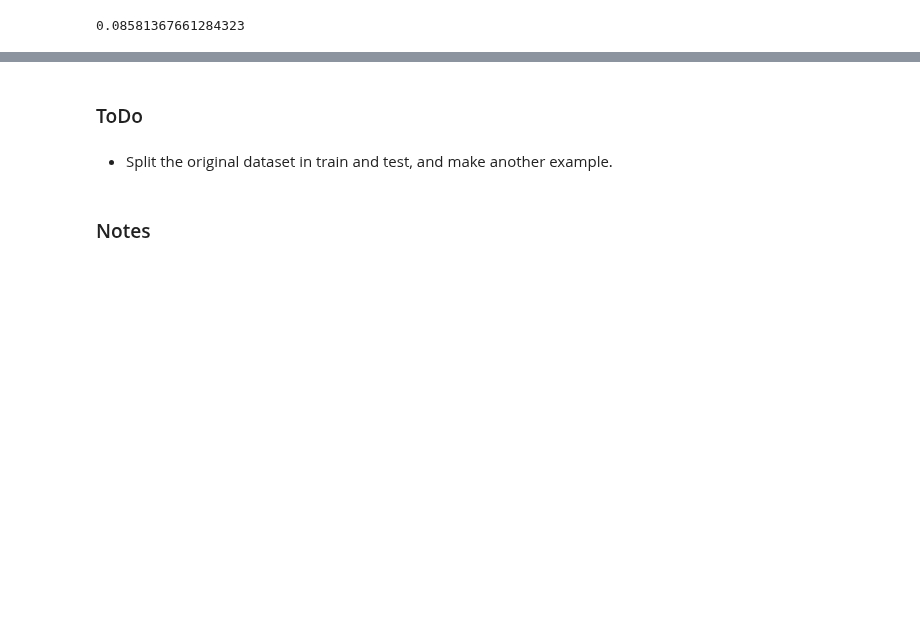
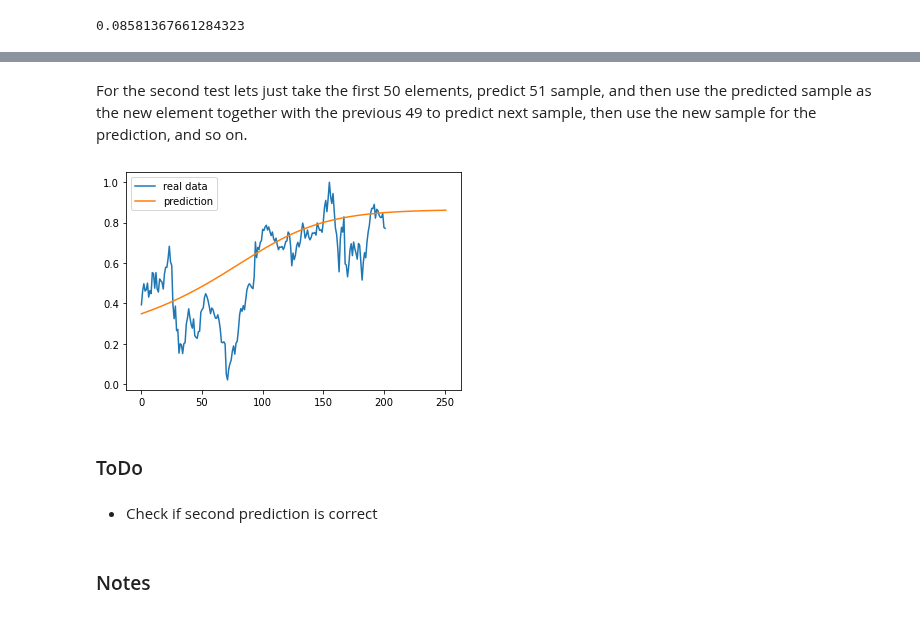
Before and after one commit to eon129/pytorch_tests, a Jupyter notebook: GoogleStockLSTM.ipynb, the cells around one changed output, grey strips where cells are left out. Saved outputs shown, nothing was run; the diff lists cells and outputs as text; code cells hidden in the pictures; blank space fills up the shorter version.

```diff
--- a/GoogleStockLSTM.ipynb
+++ b/GoogleStockLSTM.ipynb
@@ -213,7 +235,42 @@ plt.show()
+# %% [markdown]
+For the second test lets just take the first 50 elements, predict 51 sample, and then use the predicted sample as the new element together with the previous 49 to predict next sample, then use the new sample for the prediction, and so on.
+# %%
+predictions = []
+
+n_iterations = data_test_scaled.shape[0]
+
+#Get only first 50 samples
+X_test = data_test_scaled[0:50]
+X_test = np.array(X_test, dtype=np.float32)
+
+with torch.no_grad():
+
+    for i in range(n_iterations):
+
+        hidden = lstm.init_hidden()
+        cell = lstm.init_hidden()
+
+        torch_X_test = torch.from_numpy(X_test[i:50+i])
+
+
+        for j in range(torch_X_test.size()[0]):
+            output, hidden, cell = lstm(torch.reshape(torch_X_test[j], [1, 1]), hidden, cell)
+
+        #Add new prediction to test dataset
+        X_test = np.append(X_test, output[0])
+
+        predictions.append(output[0])
+# %%
+plt.plot(data_test_scaled[50:])
+plt.plot(predictions)
+plt.legend(["real data", "prediction"])
+plt.show()
+# %% [output]
+[figure, added]
 # %% [markdown]
 ### ToDo
-# %% [markdown]
-* Split the original dataset in train and test, and make another example.
+# %% [markdown]
+* Check if second prediction is correct
 # %% [markdown]
 ### Notes
 # %% [markdown]
```
Also changed, not shown: parts of 12 cells of this notebook.
